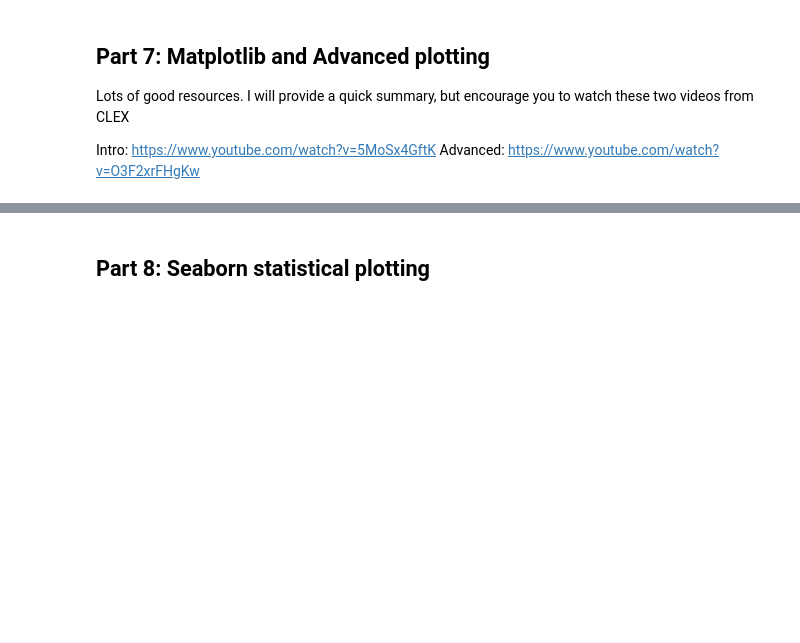
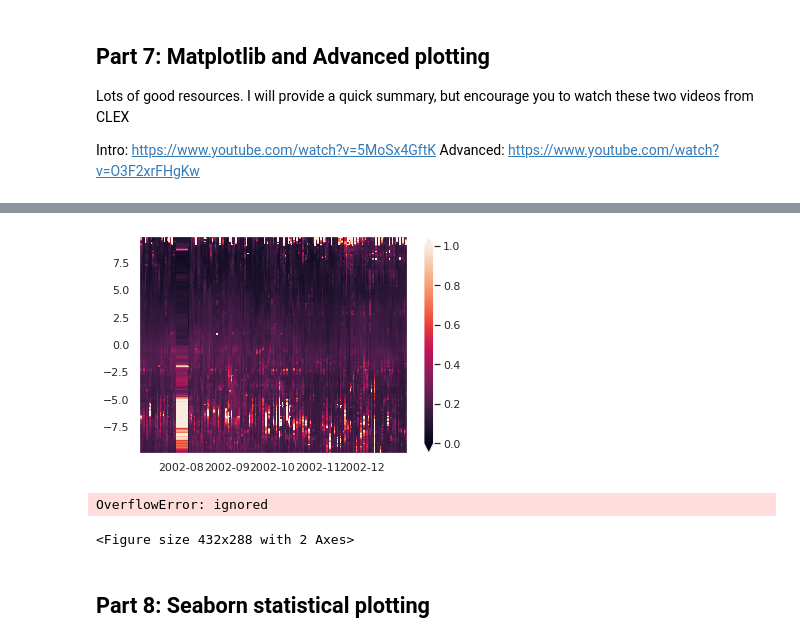
Before and after one commit to datatas/DT-introduction-to-scientific-python, a Jupyter notebook: Introduction_to_scientific_python.ipynb, the cells around one changed output, grey strips where cells are left out. Cells and saved outputs as stored; diff of their text form; code cells hidden in the pictures; blank space fills up the shorter version.

```diff
--- a/Introduction_to_scientific_python.ipynb
+++ b/Introduction_to_scientific_python.ipynb
@@ -418,2 +472,17 @@ Advanced: https://www.youtube.com/watch?v=O3F2xrFHgKw
+# %%
+# Ok lets make the hovmoller in two different ways
+plt.pcolormesh(nics_chlorophyll.time,nics_chlorophyll.lat,nics_chlorophyll.chl_tpca.mean(dim='lon').T,vmin=0,vmax=1)
+plt.colorbar(extend='both')
+plt.show()
+
+#something wrong with time index
+plt.contour(nics_chlorophyll.time,nics_chlorophyll.lat,nics_chlorophyll.chl_tpca.mean(dim='lon').T,vmin=0,vmax=1)
+plt.colorbar(extend='both')
+plt.show()
+#nics_chlorophyll.chl_tpca.mean(dim='lon').T.plot(vmin=0,vmax=1)
+# %% [output]
+[figure, added]
+OverflowError: ignored
+<Figure size 432x288 with 2 Axes>
 # %% [markdown]
 ## Part 8: Seaborn statistical plotting
```
Also changed, not shown: parts of 11 cells of this notebook.
